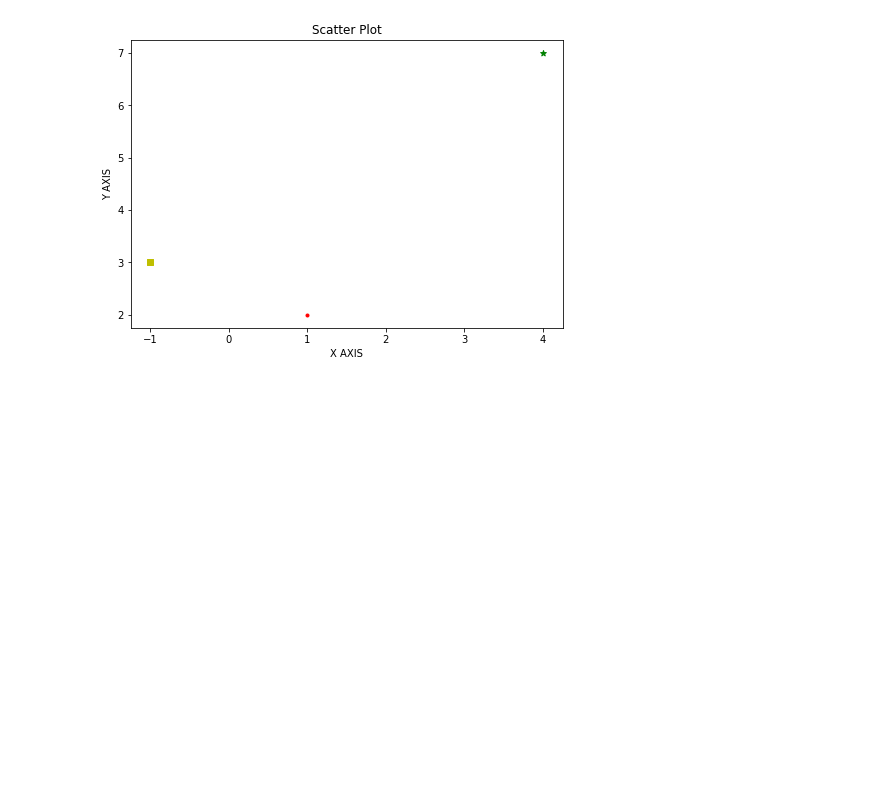
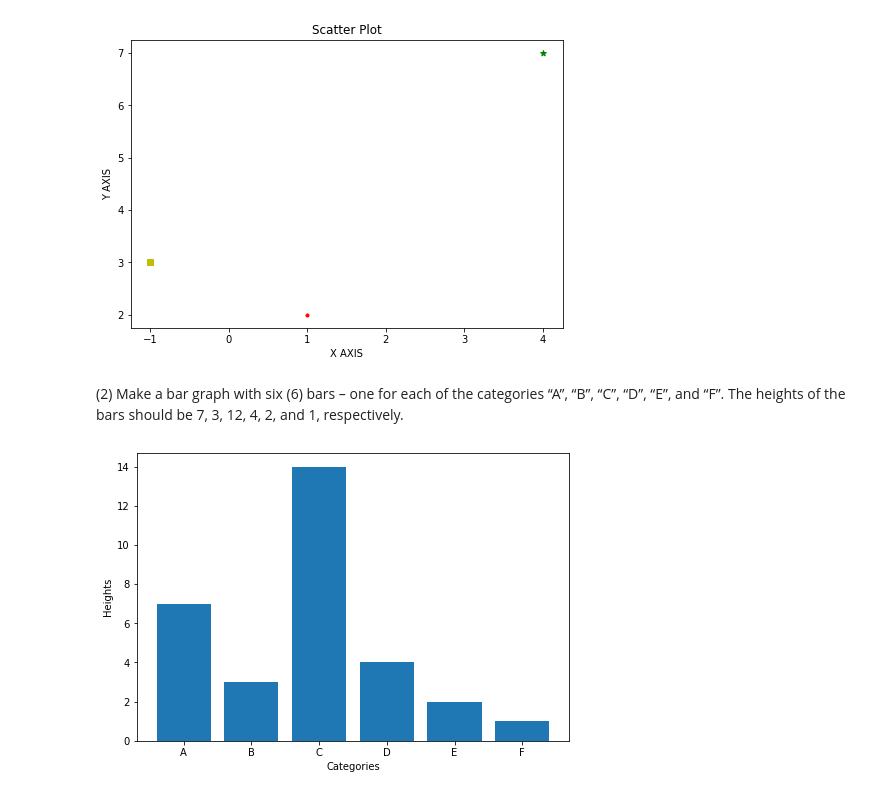
Before and after one commit to EL-Magnific-o/Fintech, a Jupyter notebook: matplotlib.ipynb, the cells around one changed output. Drawn from its saved outputs; the diff is of its cells as text; code cells hidden in the pictures; blank space fills up the shorter version.

```diff
--- a/matplotlib.ipynb
+++ b/matplotlib.ipynb
@@ -41,3 +41,16 @@ ax.set_title ('Scatter Plot')
 plt.show()
 # %% [output]
 [figure]
+# %% [markdown]
+(2) Make a bar graph with six (6) bars – one for each of the categories “A”, “B”, “C”, “D”, “E”, and “F”. The heights of the bars should be 7, 3, 12, 4, 2, and 1, respectively.
+# %%
+fig = plt.figure()
+ax= fig.add_axes([0,0,1,1])
+x= ["A","B","C","D","E","F"]
+y= [7,3,14,4,2,1]
+ax.set_xlabel("Categories")
+ax.set_ylabel("Heights")
+ax.bar(x,y)
+plt.show()
+# %% [output]
+[figure, added]
```
Also changed, not shown: parts of 4 cells of this notebook.
